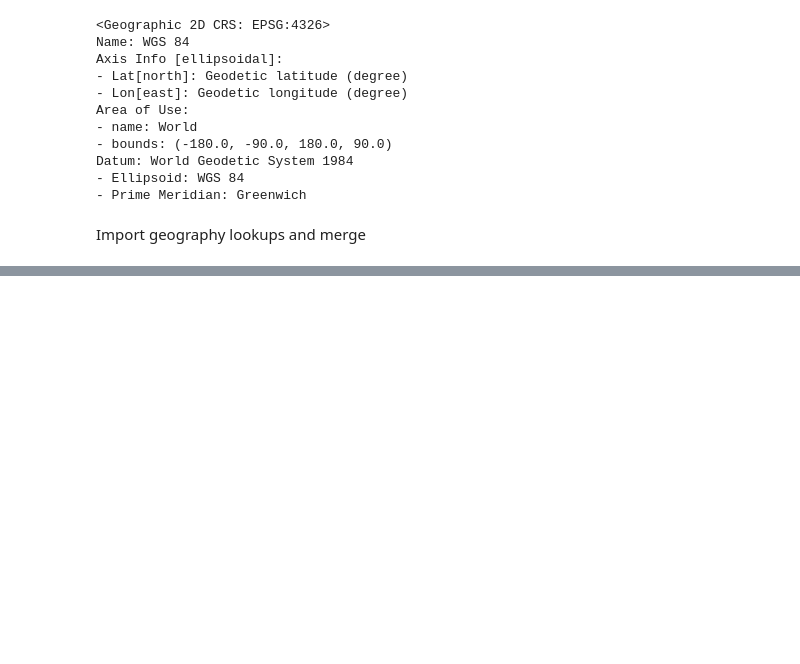
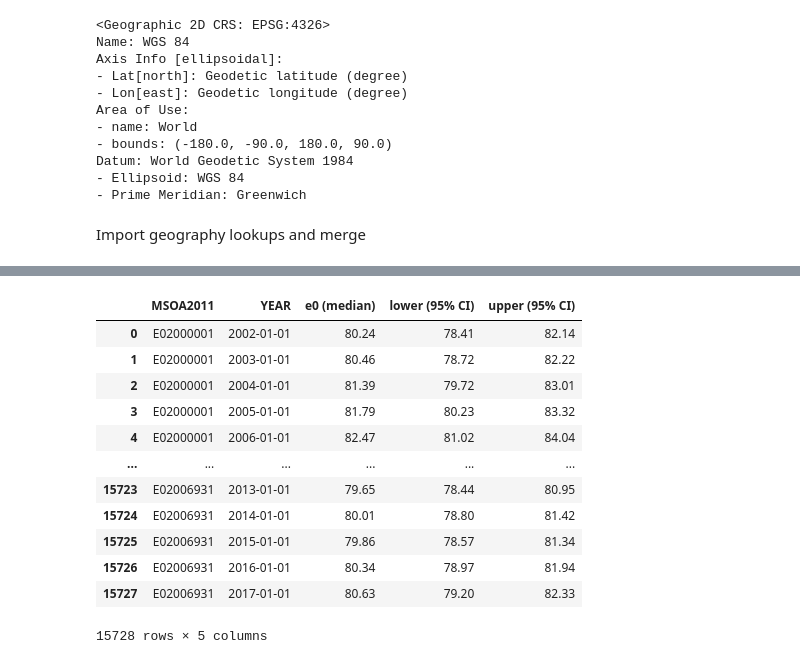
Before and after one commit to theorashid/mortality-view, a Jupyter notebook: keplermap.ipynb, the cells around one changed output, grey strips where cells are left out. Cells and saved outputs as stored; diff of their text form; code cells hidden in the pictures; blank space fills up the shorter version.

```diff
--- a/keplermap.ipynb
+++ b/keplermap.ipynb
@@ -61,0 +70,4 @@ df
+# %%
+strata = samples[samples.columns[1:5]]
+strata = strata[["MSOA2011", "YEAR"]]
+strata
@@ -61,0 +96,21 @@ df
+# %%
+strata = strata.round({
+    "e0 (median)": 2,
+    "lower (95% CI)": 2,
+    "upper (95% CI)": 2
+    })
+strata
+# %% [output]
+|  | MSOA2011 | YEAR | e0 (median) | lower (95% CI) | upper (95% CI) |
+| 0 | E02000001 | 2002-01-01 | 80.24 | 78.41 | 82.14 |
+| 1 | E02000001 | 2003-01-01 | 80.46 | 78.72 | 82.22 |
+| 2 | E02000001 | 2004-01-01 | 81.39 | 79.72 | 83.01 |
+| 3 | E02000001 | 2005-01-01 | 81.79 | 80.23 | 83.32 |
+| 4 | E02000001 | 2006-01-01 | 82.47 | 81.02 | 84.04 |
+| ... | ... | ... | ... | ... | ... |
+| 15723 | E02006931 | 2013-01-01 | 79.65 | 78.44 | 80.95 |
+| 15724 | E02006931 | 2014-01-01 | 80.01 | 78.80 | 81.42 |
+| 15725 | E02006931 | 2015-01-01 | 79.86 | 78.57 | 81.34 |
+| 15726 | E02006931 | 2016-01-01 | 80.34 | 78.97 | 81.94 |
+| 15727 | E02006931 | 2017-01-01 | 80.63 | 79.20 | 82.33 |
+15728 rows × 5 columns
```
Also changed, not shown: parts of 19 cells of this notebook, 14 other files.
